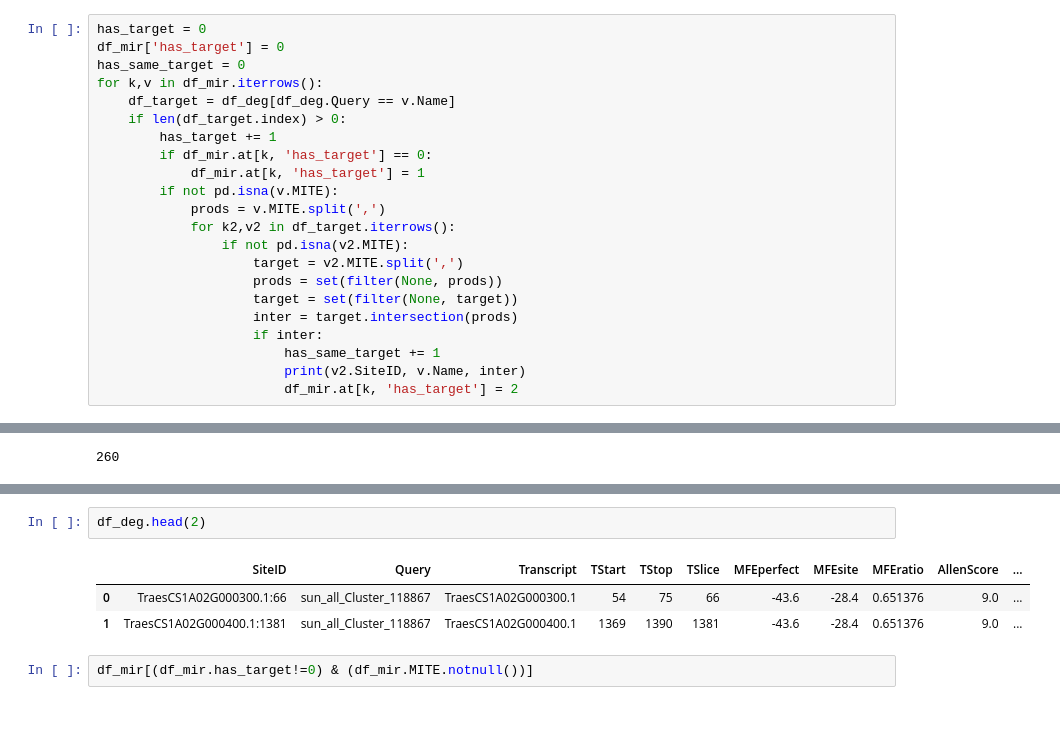
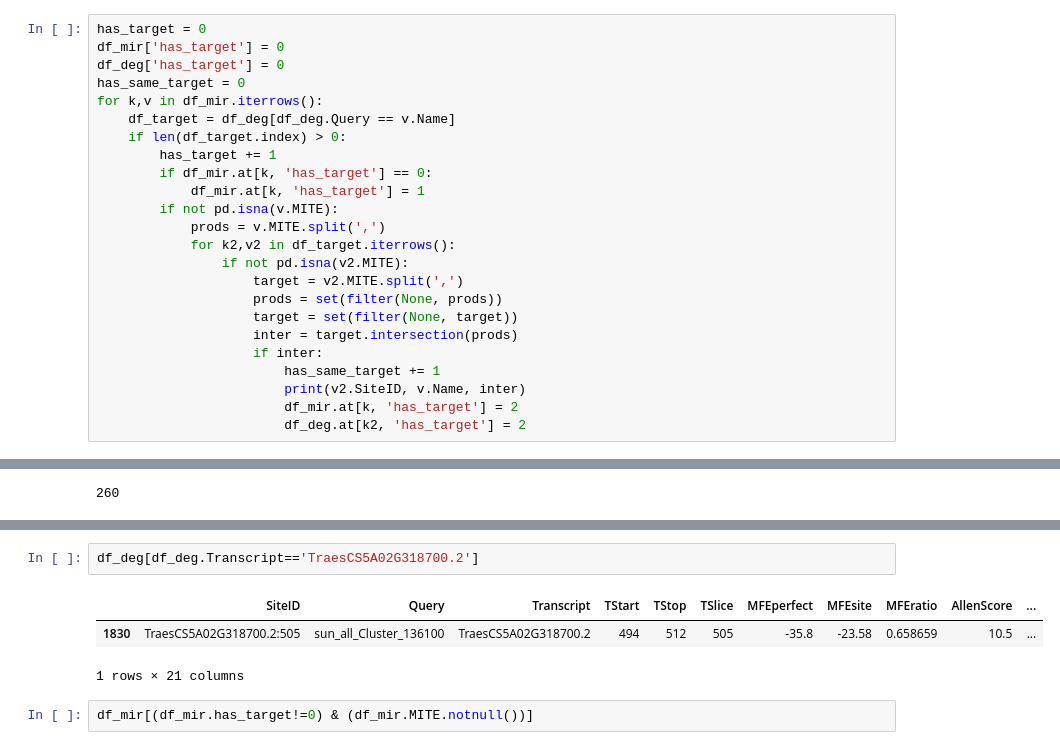
Before and after one commit to juancresc/mirna_mite, a Jupyter notebook: 2_analysis/3_merge_mir_target.ipynb, the cells around one changed output, grey strips where cells are left out. Saved outputs shown, nothing was run; the diff lists cells and outputs as text; blank space fills up the shorter version.

```diff
--- a/2_analysis/3_merge_mir_target.ipynb
+++ b/2_analysis/3_merge_mir_target.ipynb
@@ -33,6 +33,7 @@ df_deg.head(2)
 # %%
 has_target = 0
 df_mir['has_target'] = 0
+df_deg['has_target'] = 0
 has_same_target = 0
 for k,v in df_mir.iterrows():
     df_target = df_deg[df_deg.Query == v.Name]
@@ -52,6 +53,7 @@ for k,v in df_mir.iterrows():
                         has_same_target += 1
                         print(v2.SiteID, v.Name, inter)
                         df_mir.at[k, 'has_target'] = 2
+                        df_deg.at[k2, 'has_target'] = 2
 # %% [output]
 TraesCS2D02G327200.1:2349 sun_all_Cluster_8835 {'MITE_1157'}
 TraesCS3B02G102200.1:1506 sun_all_Cluster_8835 {'MITE_1157'}
@@ -84,9 +101,9 @@ len(df_mir[df_mir.has_target == 2].index) * 100 / total_mir
 # %%
-df_deg.head(2)
+df_deg[df_deg.Transcript=='TraesCS5A02G318700.2']
 # %% [output]
 |  | SiteID | Query | Transcript | TStart | TStop | TSlice | MFEperfect | MFEsite | MFEratio | AllenScore | ... |
-| 0 | TraesCS1A02G000300.1:66 | sun_all_Cluster_118867 | TraesCS1A02G000300.1 | 54 | 75 | 66 | -43.6 | -28.4 | 0.651376 | 9.0 | ... |
-| 1 | TraesCS1A02G000400.1:1381 | sun_all_Cluster_118867 | TraesCS1A02G000400.1 | 1369 | 1390 | 1381 | -43.6 | -28.4 | 0.651376 | 9.0 | ... |
+| 1830 | TraesCS5A02G318700.2:505 | sun_all_Cluster_136100 | TraesCS5A02G318700.2 | 494 | 512 | 505 | -35.8 | -23.58 | 0.658659 | 10.5 | ... |
+1 rows × 21 columns
 # %%
 df_mir[(df_mir.has_target!=0) & (df_mir.MITE.notnull())]
 # %% [output]
```
Also changed, not shown: parts of 20 cells of this notebook, 3 other files.
